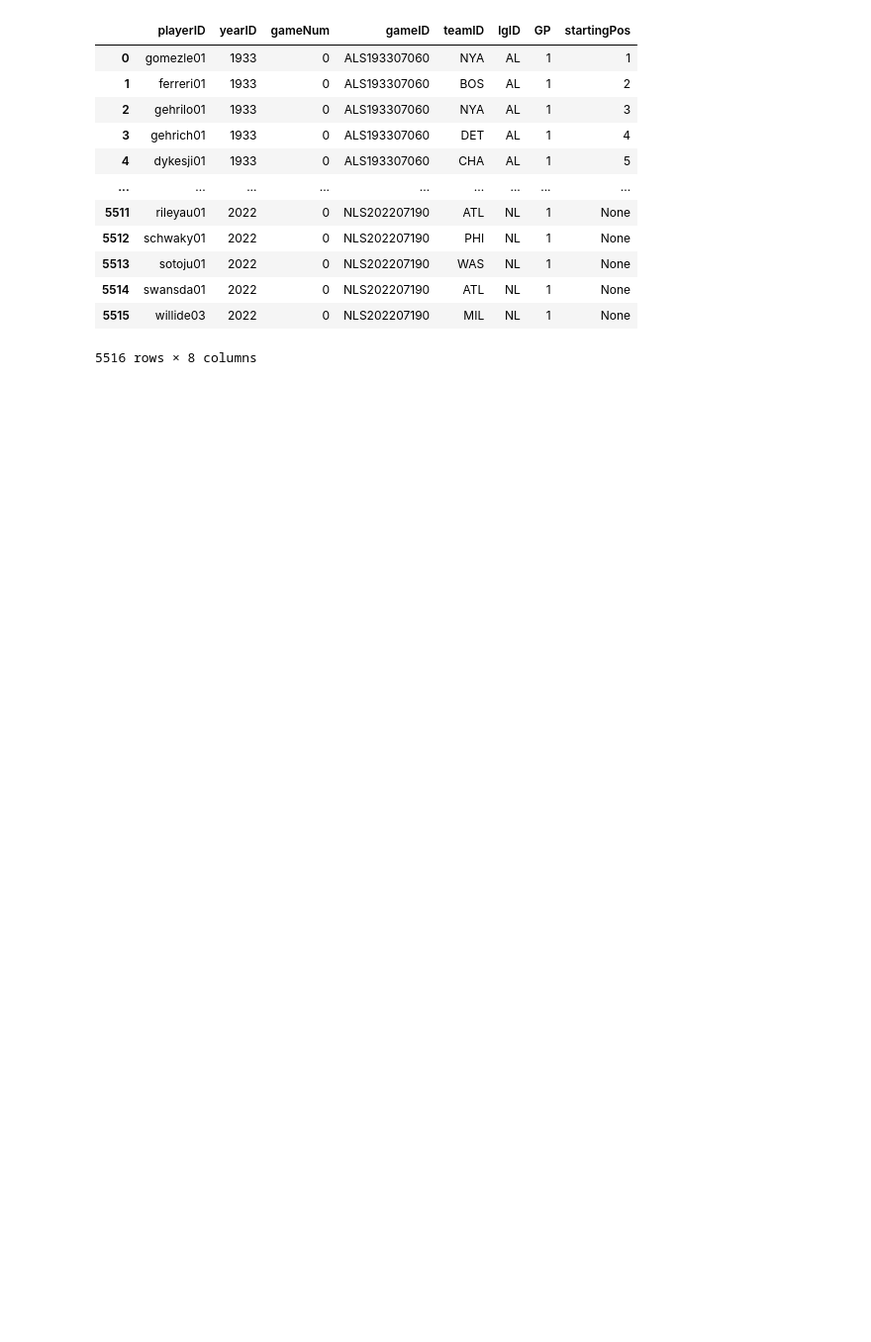
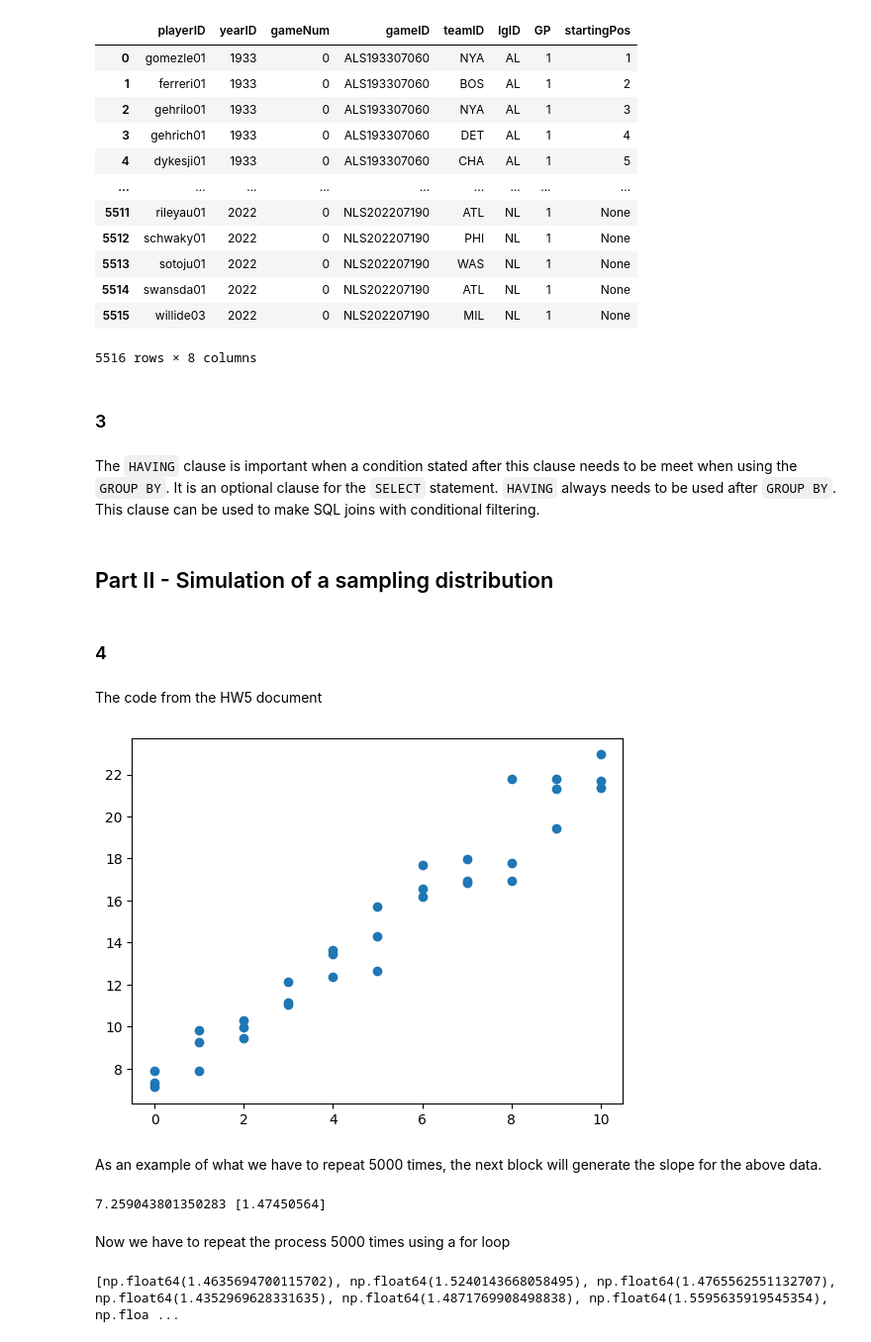
Before and after one commit to YefridC09/ST-554_Big_data_analysis, a Jupyter notebook: HW5_Yefrid__Cordoba.ipynb, the cells around one changed output. Shown at 99% size. Drawn from its saved outputs; the diff is of its cells as text; code cells hidden in the pictures; blank space fills up the shorter version.

Commit message:
Part II completed

```diff
--- a/HW5_Yefrid__Cordoba.ipynb
+++ b/HW5_Yefrid__Cordoba.ipynb
@@ -220,3 +226,65 @@ pd.read_sql('SELECT * FROM AllstarFull', MLB)
 | 5514 | swansda01 | 2022 | 0 | NLS202207190 | ATL | NL | 1 | None |
 | 5515 | willide03 | 2022 | 0 | NLS202207190 | MIL | NL | 1 | None |
 5516 rows × 8 columns
+# %% [markdown]
+### 3
+# %% [markdown]
+The `HAVING` clause is important when a condition stated after this clause needs to be meet when using the `GROUP BY`. It is an optional clause for the `SELECT` statement. `HAVING` always needs to be used after `GROUP BY`. This clause can be used to make SQL joins with conditional filtering.
+# %% [markdown]
+## Part II - Simulation of a sampling distribution
+# %% [markdown]
+### 4
+# %% [markdown]
+The code from the HW5 document
+# %%
+#import some modules needed
+import matplotlib.pyplot as plt
+import numpy as np
+import sklearn as sk
+from numpy.random import default_rng
+from scipy.stats import percentileofscore
+
+#create a random number generator
+rng = default_rng(32)
+beta_0 = 7
+beta_1 = 1.5
+# get three 'values' of x at each integer from 0 to 10.
+x = np.array(list(np.linspace(start = 0, stop = 10, num = 11))*3)
+n = 33
+#create the 'responses' modeled from the line plus a random deviation
+y = beta_0 + beta_1*x + rng.standard_normal(n)
+#visualize the data
+plt.scatter(x = x, y = y)
+plt.show()
+# %% [output]
+[figure, added]
+# %% [markdown]
+As an example of what we have to repeat 5000 times, the next block will generate the slope for the above data.
+# %%
+reg = sk.linear_model.LinearRegression()
+reg.fit(x.reshape(-1,1), y)
+print(reg.intercept_, reg.coef_)
+# %% [output]
+7.259043801350283 [1.47450564]
+# %% [markdown]
+Now we have to repeat the process 5000 times using a for loop
+# %%
+#First an object is created to store the slopes
+slopes = []
+
+#The loop will iterate and generate 5000 slopes for the data
+for i in range(5000):
+    beta_0 = 7
+    beta_1 = 1.5
+    # get three 'values' of x at each integer from 0 to 10.
+    x = np.array(list(np.linspace(start = 0, stop = 10, num = 11))*3)
+    n = 33
+    #create the 'responses' modeled from the line plus a random deviation
+    y = beta_0 + beta_1*x + rng.standard_normal(n)
+    reg = sk.linear_model.LinearRegression()
+    reg.fit(x.reshape(-1,1), y)
+    #print(reg.intercept_, reg.coef_)
+    slopes.append(reg.coef_[0])
+print(slopes)
+# %% [output]
+[np.float64(1.4635694700115702), np.float64(1.5240143668058495), np.float64(1.4765562551132707), np.float64(1.4352969628331635), np.float64(1.4871769908498838), np.float64(1.5595635919545354), np.floa ...
```
Also changed, not shown: parts of 17 cells of this notebook.
